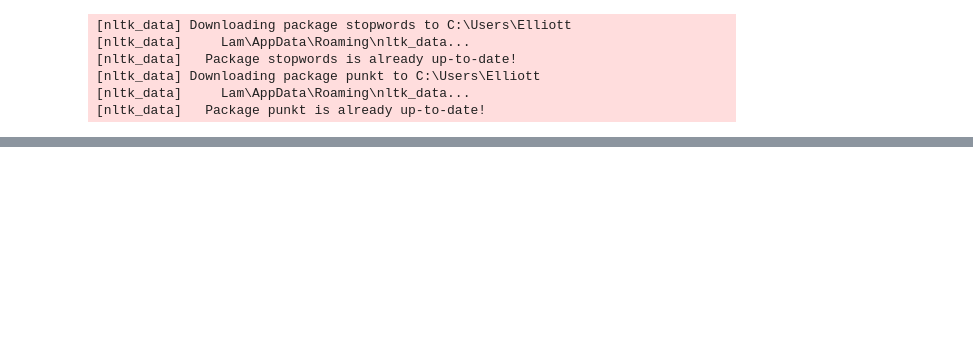
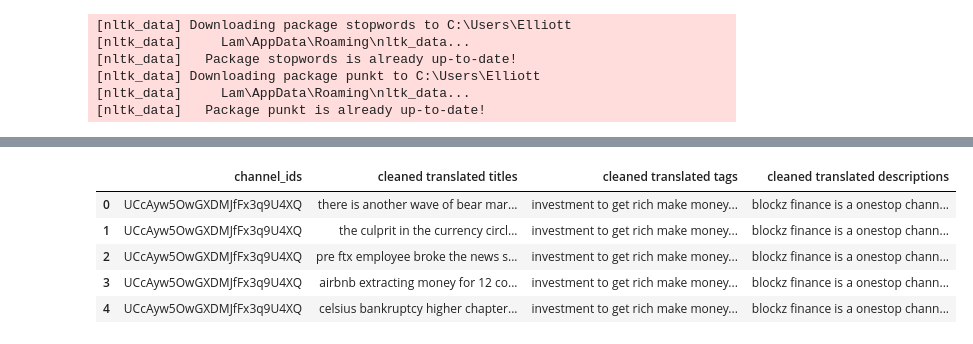
Before and after one commit to MelinaGurung/YouTube_Data_Analysis_with_YouTubeAPI, a Jupyter notebook: Testing Preprocessing.ipynb, the cells around one changed output, grey strips where cells are left out. Drawn from its saved outputs; the diff is of its cells as text; code cells hidden in the pictures; blank space fills up the shorter version.

```diff
--- a/Testing Preprocessing.ipynb
+++ b/Testing Preprocessing.ipynb
@@ -90 +88,12 @@ Name: translated tags, dtype: object
+# %%
+#getting the cleaned titles, tags, descriptions
+df3 = df[['channel_ids', 'cleaned translated titles', 'cleaned translated tags', 'cleaned translated descriptions']].copy()
+df3.head()
+# %% [output]
+|  | channel_ids | cleaned translated titles | cleaned translated tags | cleaned translated descriptions |
+| 0 | UCcAyw5OwGXDMJfFx3q9U4XQ | there is another wave of bear mar... | investment to get rich make money... | blockz finance is a onestop chann... |
+| 1 | UCcAyw5OwGXDMJfFx3q9U4XQ | the culprit in the currency circl... | investment to get rich make money... | blockz finance is a onestop chann... |
+| 2 | UCcAyw5OwGXDMJfFx3q9U4XQ | pre ftx employee broke the news s... | investment to get rich make money... | blockz finance is a onestop chann... |
+| 3 | UCcAyw5OwGXDMJfFx3q9U4XQ | airbnb extracting money for 12 co... | investment to get rich make money... | blockz finance is a onestop chann... |
+| 4 | UCcAyw5OwGXDMJfFx3q9U4XQ | celsius bankruptcy higher chapter... | investment to get rich make money... | blockz finance is a onestop chann... |
 # %%
```
Also changed, not shown: parts of 21 cells of this notebook.
